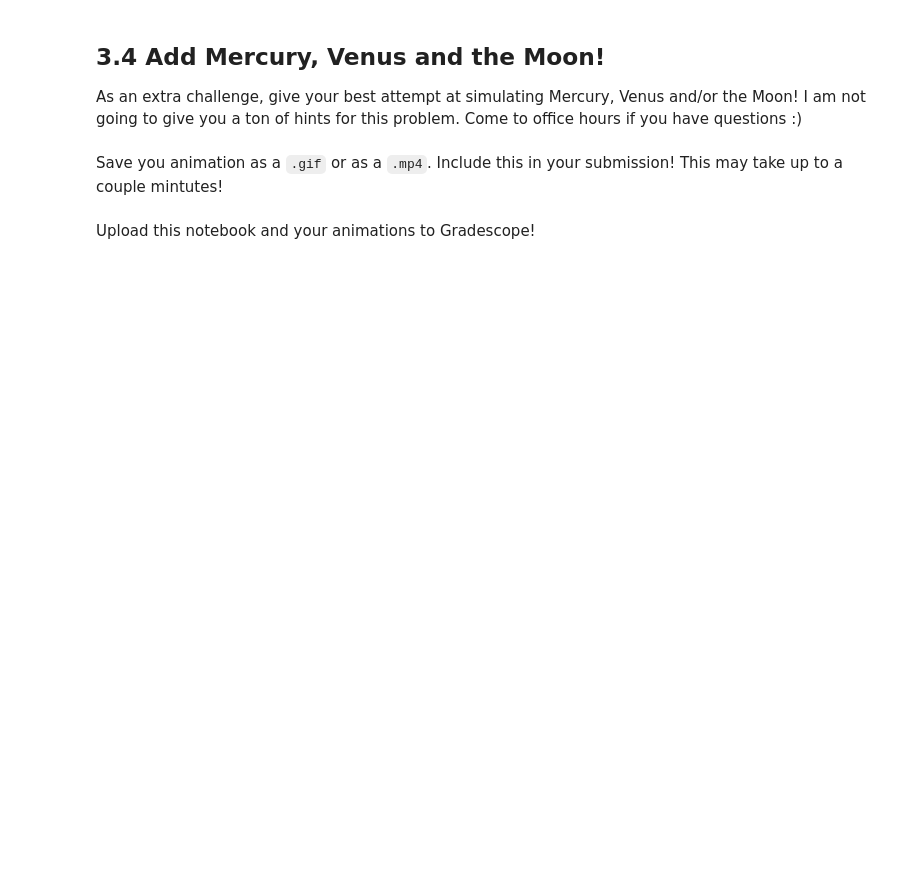
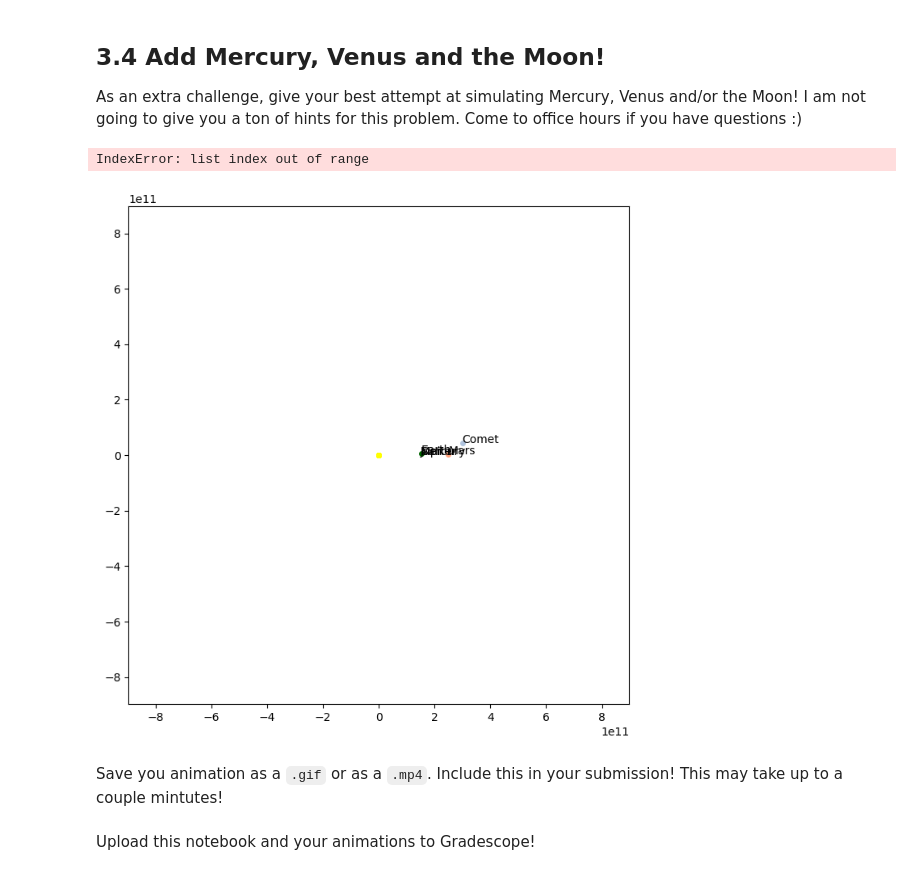
Before and after one commit to maria-dubiel/ulab_mariadubiel, a Jupyter notebook: homework15/hw15.ipynb, the cells around one changed output. Cells and saved outputs as stored; diff of their text form; code cells hidden in the pictures; blank space fills up the shorter version.

```diff
--- a/homework15/hw15.ipynb
+++ b/homework15/hw15.ipynb
@@ -380,3 +475,77 @@ Mj = 1.898 * (10**27)
+# %%
+#THE animation
+import matplotlib.animation as animation
+
+fig, ax = plt.subplots(figsize=(8,8))
+
+#unpacking the lines:
+line_e, = ax.plot(xelist,yelist, '-g', lw=1, color = "darkgreen")
+line_m, = ax.plot(xmlist,ymlist, '-g', lw=1, color = "lightsalmon")
+line_c, = ax.plot(xclist,yclist, '-g', lw=1, color = "lightsteelblue")
+line_s, = ax.plot(xslist,yslist, '-g', lw=1, color = "yellow")
+line_mr, = ax.plot(xmrlist,ymrlist, '-g', lw=1, color = "pink")
+line_j, = ax.plot(xjlist,yjlist, '-g', lw=1, color = "red")
+
+#unpacking points:
+point_e, = ax.plot(xelist,yelist,'bo',markersize=4, color = "darkgreen")
+point_m, = ax.plot(xmlist,ymlist,'bo',markersize=4, color = "lightsalmon")
+point_c, = ax.plot(xclist,yclist,'bo',markersize=4, color = "lightsteelblue")
+point_s, = ax.plot(xslist,yslist,'bo',markersize=4, color = "yellow")
+point_mr, = ax.plot(xmrlist, ymrlist,'bo',markersize=4, color = "pink")
+point_j, = ax.plot(xjlist,yjlist,'bo',markersize=4, color = "red")
+
+#text for object
+text_e = ax.text(AU,0,'Earth')
+text_m = ax.text(AU,0,'Mars')
+text_c = ax.text(AU,0,'Comet')
+text_s = ax.text(AU,0,'Sun')
+text_mr = ax.text(AU,0,'Mercury')
+text_j = ax.text(AU,0,'Jupiter')
+
+plt.xlim(-6 * AU, 6 * AU)
+plt.ylim(-6 * AU, 6 * AU)
+
+def update(frame):
+    """
+    will update each of the lines, points and pieces of text
+    """
+    #earth
+    line_e.set_data(xelist[:frame], yelist[:frame])
+    point_e.set_data(xelist[frame], yelist[frame])
+    text_e.set_position((xelist[frame],yelist[frame]))
+
+    #mars
+    line_m.set_data(xmlist[:frame], ymlist[:frame])
+    point_m.set_data(xmlist[frame], ymlist[frame])
+    text_m.set_position((xmlist[frame],ymlist[frame]))
+
+    #comet
+    line_c.set_data(xclist[:frame], yclist[:frame])
+    point_c.set_data(xclist[frame], yclist[frame])
+    text_c.set_position((xclist[frame],yclist[frame]))
+
+    #mercury
+    line_mr.set_data(xmrlist[:frame], ymrlist[:frame])
+    point_mr.set_data(xmrlist[frame], ymrlist[frame])
+    text_mr.set_position((xmrlist[frame],ymrlist[frame]))
+
+    #jupiter
+    line_j.set_data(xjlist[:frame], yjlist[:frame])
+    point_j.set_data(xjlist[frame], yjlist[frame])
+    text_j.set_position((xjlist[frame],yjlist[frame]))
+
+    #sun
+    line_s.set_data(xslist[:frame], yslist[:frame])
+    point_s.set_data(xslist[frame], yslist[frame])
+    text_s.set_position((xslist[frame],yslist[frame]))
+
+    return line_e, line_m, line_c, line_s, point_e, point_m, point_c, point_s, text_e, text_m, text_c, text_s, line_mr, point_mr, text_mr, line_j, text_j, point_j,
+
+ani = animation.FuncAnimation(fig, update, frames = len(xelist), interval = 1, blit =True)
+plt.show()
+# %% [output]
+IndexError: list index out of range
+[figure, added]
 # %% [markdown]
 Save you animation as a `.gif` or as a `.mp4`. Include this in your submission! This may take up to a couple mintutes!
 # %%
```
Also changed, not shown: parts of 3 cells of this notebook, 2 other files.
